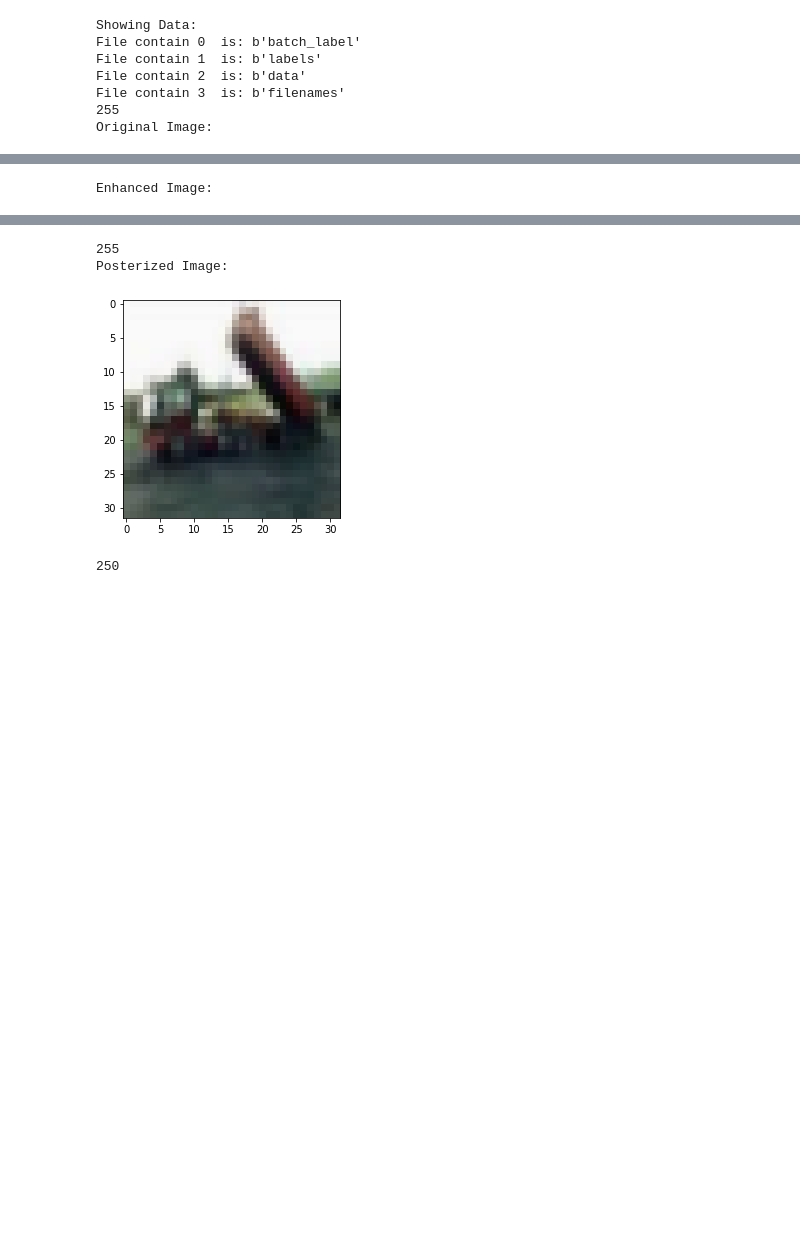
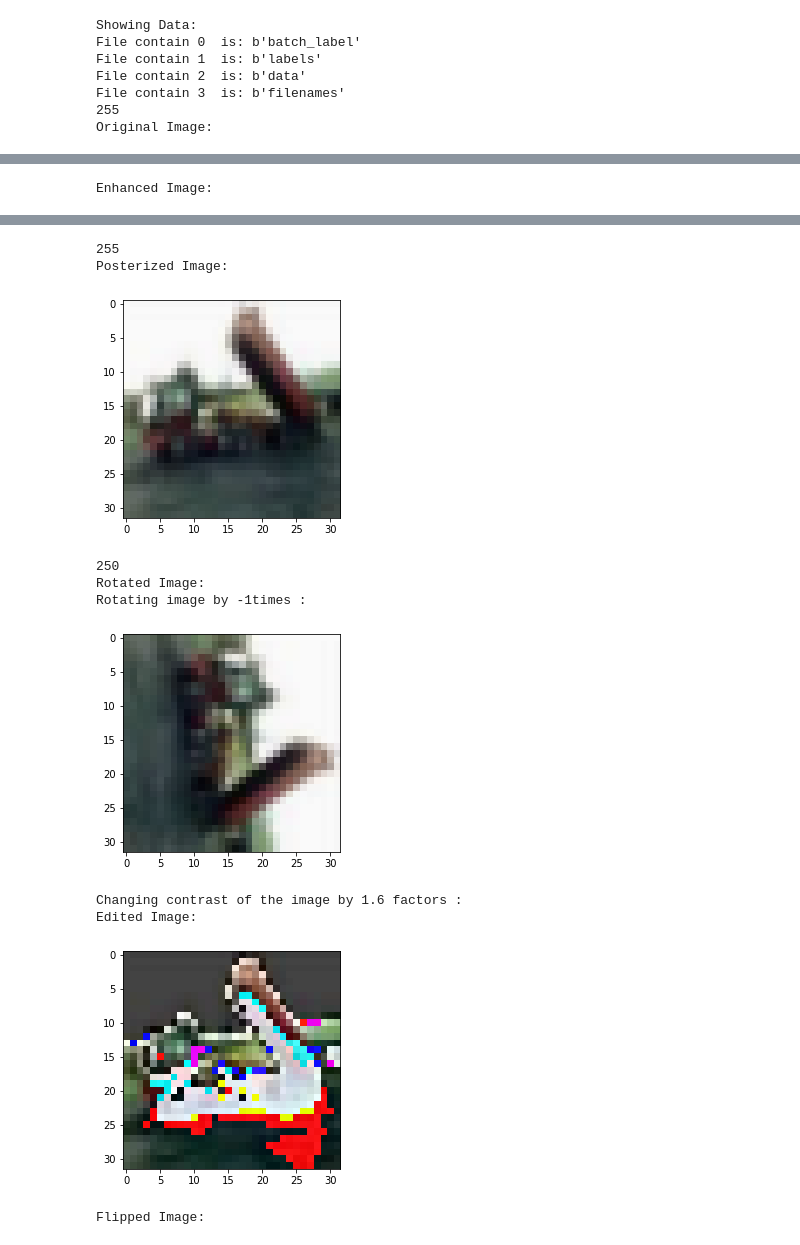
Before and after one commit to atanu22-iitk/DLCV, a Jupyter notebook: Assignment_dlcv.ipynb, the cells around one changed output, grey strips where cells are left out. Drawn from its saved outputs; the diff is of its cells as text; code cells hidden in the pictures; blank space fills up the shorter version.

```diff
--- a/Assignment_dlcv.ipynb
+++ b/Assignment_dlcv.ipynb
@@ -42,9 +42,7 @@ def image_array(image_data):
     # print(G_ch.shape)
     # print(B_ch.shape)
 
-
     image=np.dstack((R_ch,G_ch,B_ch))
-
 
     # print(image)
     print(image[1,1][2])
@@ -52,15 +50,14 @@ def image_array(image_data):
     print('Original Image:')
     plt.imshow(image)
     plt.show()
-
     # plt.imshow(R_ch)
     # plt.show()
     # plt.imshow(G_ch)
     # plt.show()
     # plt.imshow(B_ch)
     # plt.show()
+    return image
 
-    return image
 def img_poster (image):
   #range=r,divider=d
   sel_min=5
@@ -73,21 +70,41 @@ def img_poster (image):
       image[i,j][1]=(image[i,j][1]/d) + sel_min
       image[i,j][2]=(image[i,j][2]/d) + sel_min
   return image
+
 def img_enhance(image):
   for i in range(0,32,1):
     for j in range(0,32,1):
       image[i,j][0]=((image[i,j][0]-R_min_max[0])/(R_min_max[1]-R_min_max[0]))*255
       image[i,j][1]=((image[i,j][1]-G_min_max[0])/(G_min_max[1]-G_min_max[0]))*255
       image[i,j][2]=((image[i,j][2]-B_min_max[0])/(B_min_max[1]-B_min_max[0]))*255
-      # image[i,j][0]=1.1*image[i,j][0]
-      # image[i,j][1]=1.1*image[i,j][1]
-      # image[i,j][2]=1.1*image[i,j][2]
+
   return image
+
 def min_max(arr):
-
   min=np.min(arr)
   max=np.max(arr)
   return min, max
+
+def rotate(image):
+  # Generate a random angle between 0 and 360
+  angle = np.random.uniform(-180, 180)
+  k = int(angle / 90)
+  # Rotate the array
+  rotated_image = np.rot90(image, k )
+  print('Rotating image by '+ str(k) +'times :')
+  return rotated_image
+
+def contrast_flipping(image):
+  alpha=np.round((np.random.uniform(0.5,2.0)), 2)
+  print('Changing contrast of the image by '+ str(alpha) +' factors :')
+  for i in range(0,32,1):
+    for j in range(0,32,1):
+      image[i,j][0]=alpha*(image[i,j][0] - 128) + 128
+      image[i,j][1]=alpha*(image[i,j][1] - 128) + 128
+      image[i,j][2]=alpha*(image[i,j][2] - 128) + 128
+
+  flipped_image=np.flip(image, axis=0)
+  return image,flipped_image
 
 def main():
     file='/content/drive/MyDrive/Colab Notebooks/cifar-10-batches-py/data_batch_1'
@@ -116,30 +133,50 @@ def main():
     print('Enhanced Image:')
     plt.imshow(Enhanced_image)
     plt.show()
     print(Enhanced_image[1,1][2])
 
     Posterize_image=img_poster(new_image)
     print('Posterized Image:')
     plt.imshow(Posterize_image)
     plt.show()
     print(Posterize_image[1,1][2])
+
+    print('Rotated Image:')
+    plt.imshow(rotate(new_image))
+    plt.show()
+
+    Edited_image = contrast_flipping(new_image)
+    print('Edited Image:')
+    plt.imshow(Edited_image[0])
+    plt.show()
+
+    print('Flipped Image:')
+    plt.imshow(Edited_image[1])
+    plt.show()
 # driver code
 if __name__ == "__main__":
 
   # function call
   main()
 # %% [output]
 Showing Data:
 File contain 0  is: b'batch_label'
 File contain 1  is: b'labels'
 File contain 2  is: b'data'
 File contain 3  is: b'filenames'
 255
 Original Image:
 [figure]
 Enhanced Image:
 [figure]
 255
 Posterized Image:
 [figure]
 250
+Rotated Image:
+Rotating image by -1times :
+[figure, added]
+Changing contrast of the image by 1.6 factors :
+Edited Image:
+[figure, added]
+Flipped Image:
```
Also changed, not shown: parts of 1 cell of this notebook.
